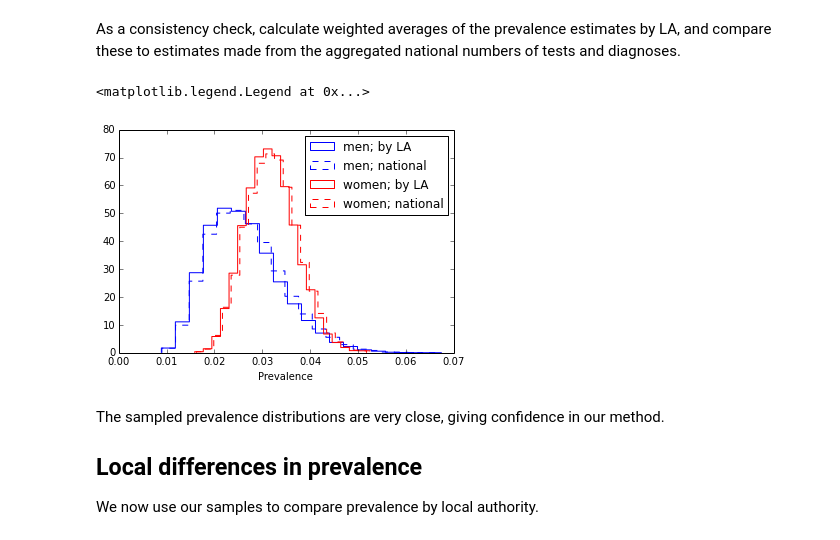
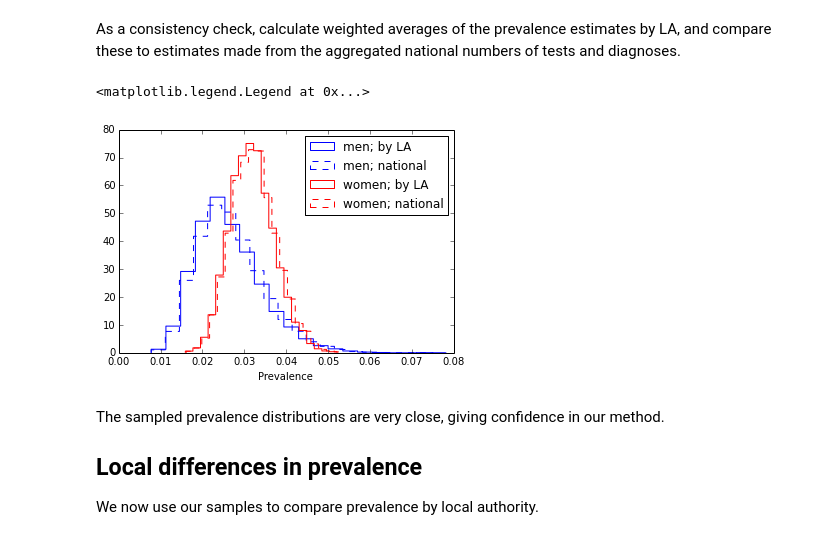
Before and after one commit to joanna-lewis/ct_surveillance, a Jupyter notebook: local_authorities.ipynb, the cells around one changed output. Saved outputs shown, nothing was run; the diff lists cells and outputs as text; code cells hidden in the pictures.

```diff
--- a/local_authorities.ipynb
+++ b/local_authorities.ipynb
@@ -22,15 +22,15 @@ Surveillance data on chlamydia testing and diagnosis rates by English local auth
 # %%
-# now read in the regional (upper-tier local authority) testing and diagnosis rates
+# now read in the local testing and diagnosis rates
 import pandas as pd
 from pandas import *
 pd.options.mode.chained_assignment = None  # default='warn'
 
-alldata = pd.read_csv('2012_age_sex_region.csv')
-alldata = alldata[alldata.laut != 'Isles of Scilly'] # remove Scilly Isles because of small numbers
+alldata = pd.read_csv('2012_age_sex_LA.csv')
+alldata = alldata[alldata.la != 'Isles of Scilly'] # remove Scilly Isles because of small numbers
 alldata.index = range(len(alldata))
 alldata
 
-# laut: Local Authority Upper Tier
+# la: Local Authority (Upper Tier)
 # gor: Government Office Region
 # phec: Public Health England Region
 # pher: Public Health England Centre
@@ -232,14 +234,14 @@ The confidence intervals on the positivity and prevalence estimates are wide, bu
 from scipy import stats
 
 # examine the Spearman correlation by sample
-spearman = empty([shape(pos_m_laut)[0],2])
-p_val = empty([shape(pos_m_laut)[0],2])
+spearman = empty([shape(pos_m_la)[0],2])
+p_val = empty([shape(pos_m_la)[0],2])
 
-for i in xrange(shape(pos_m_laut)[0]):
-    spearman[i,0] = stats.spearmanr(prev_m_laut[i], pos_m_laut[i])[0]
-    spearman[i,1] = stats.spearmanr(prev_f_laut[i], pos_m_laut[i])[0]
-    p_val[i,0] = stats.spearmanr(prev_m_laut[i], pos_m_laut[i])[1]
-    p_val[i,1] = stats.spearmanr(prev_f_laut[i], pos_m_laut[i])[1]
+for i in xrange(shape(pos_m_la)[0]):
+    spearman[i,0] = stats.spearmanr(prev_m_la[i], pos_m_la[i])[0]
+    spearman[i,1] = stats.spearmanr(prev_f_la[i], pos_m_la[i])[0]
+    p_val[i,0] = stats.spearmanr(prev_m_la[i], pos_m_la[i])[1]
+    p_val[i,1] = stats.spearmanr(prev_f_la[i], pos_m_la[i])[1]
 
 percentile(p_val, [0,2.5,25,50,75,97.5,100], axis=0)
 # %% [output]
@@ -270,16 +272,16 @@ pop_active_m = empty([n_sample,len(alldata.index)])
 pop_active_f = empty([n_sample,len(alldata.index)])
 
 for i in xrange(len(alldata.index)):
-    pop_active_m[:,i] = random.binomial(alldata['population.male.15-19'][i] + alldata['population.male.20-24'][i],
+    pop_active_m[:,i] = rs.binomial(alldata['population.male.15-19'][i] + alldata['population.male.20-24'][i],
                         p_active_m_16_24, size=n_sample)
-    pop_active_f[:,i] = random.binomial(alldata['population.female.15-19'][i] + alldata['population.female.20-24'][i],
+    pop_active_f[:,i] = rs.binomial(alldata['population.female.15-19'][i] + alldata['population.female.20-24'][i],
                         p_active_f_16_24, size=n_sample)
 
 # testing and diagnosis rates sampled as in england.ipynb
-test_rate_m_15_24 = random.gamma(566908, 1, size=n_sample)/pop_active_m_15_24
-diag_rate_m_15_24 = random.gamma(48387, 1, size=n_sample)/pop_active_m_15_24
-test_rate_f_15_24 = random.gamma(1205896, 1, size=n_sample)/pop_active_f_15_24
-diag_rate_f_15_24 = random.gamma(88101, 1, size=n_sample)/pop_active_f_15_24
+test_rate_m_15_24 = rs.gamma(566908, 1, size=n_sample)/pop_active_m_15_24
+diag_rate_m_15_24 = rs.gamma(48387, 1, size=n_sample)/pop_active_m_15_24
+test_rate_f_15_24 = rs.gamma(1205896, 1, size=n_sample)/pop_active_f_15_24
+diag_rate_f_15_24 = rs.gamma(88101, 1, size=n_sample)/pop_active_f_15_24
 
 inc_m = empty(n_sample); scr_m = empty(n_sample); prev_m = empty(n_sample);
 inc_f = empty(n_sample); scr_f = empty(n_sample); prev_f = empty(n_sample);
@@ -294,38 +296,38 @@ for j in xrange(n_sample):
                             p_true_pos_m[j],
                             p_false_pos_m[j]
                         ])])) - array([test_rate_m_15_24[j],diag_rate_m_15_24[j]]), [0.09, 0.25])
     # local prevalence, calculated from local screening and incidence
     prev_m[j] = dyn_fun(inc_m[j]*p_asymp_m[j], sc_m[j] + scr_m[j]*p_true_pos_m[j], inc_m[j]*(1-p_asymp_m[j]), sc_m[j] + scr_m[j]*p_true_pos_m[j] + att_symp[j]*p_true_pos_m[j])
     # local screening and incidence, given local testing and diagnoses
     [inc_f[j], scr_f[j]] = fsolve(lambda x: test_diag_fun(concatenate([
                     x, array([
                             1-p_asymp_f[j], # proportion of incident infections which are symptomatic
                             sc_f[j], # rate of self-clear
                             att_symp[j],
                             p_true_pos_f[j],
                             p_false_pos_f[j]
                         ])])) - array([test_rate_f_15_24[j],diag_rate_f_15_24[j]]), [0.09, 0.25])
     # local prevalence, calculated from local screening and incidence
     prev_f[j] = dyn_fun(inc_f[j]*p_asymp_f[j], sc_f[j] + scr_f[j]*p_true_pos_f[j], inc_f[j]*(1-p_asymp_f[j]), sc_f[j] + scr_f[j]*p_true_pos_f[j] + att_symp[j]*p_true_pos_f[j])
 
-hm_lauts=plt.hist(
-    sum(prev_m_laut*pop_active_m, axis=1)/sum(pop_active_m, axis=1),
+hm_las=plt.hist(
+    sum(prev_m_la*pop_active_m, axis=1)/sum(pop_active_m, axis=1),
     20, histtype='step', normed='true',
     label = 'men; by LA')
 hm_total=plt.hist(prev_m, 20, linestyle='dashed', histtype='step', normed='true', color='b',
     label = 'men; national')
-hf_lauts=plt.hist(
-    sum(prev_f_laut*pop_active_f, axis=1)/sum(pop_active_f, axis=1),
+hf_las=plt.hist(
+    sum(prev_f_la*pop_active_f, axis=1)/sum(pop_active_f, axis=1),
     20, histtype='step', color='r', normed='true',
     label = 'women; by LA')
 hf_total=plt.hist(prev_f, 20, linestyle='dashed', histtype='step', normed='true', color='r',
     label = 'women; national')
 
 plt.xlabel('Prevalence')
 plt.legend()
 # %% [output]
 <matplotlib.legend.Legend at 0x...>
-[figure, old version]
+[figure, new version]
 # %% [markdown]
 The sampled prevalence distributions are very close, giving confidence in our method.
 
```
Also changed, not shown: parts of 29 cells of this notebook, 14 other files.
